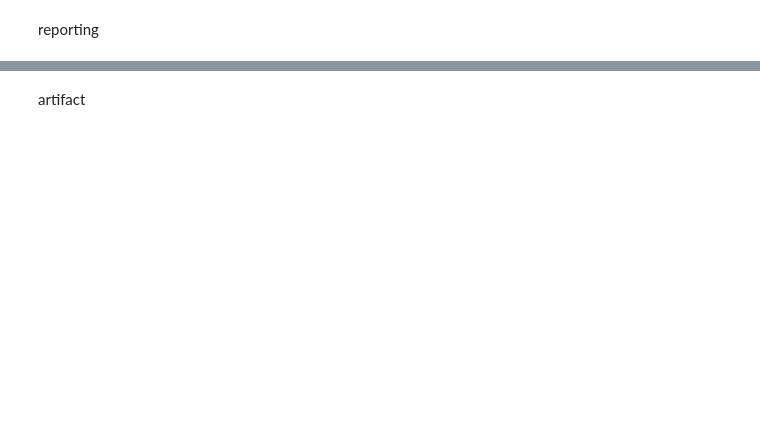
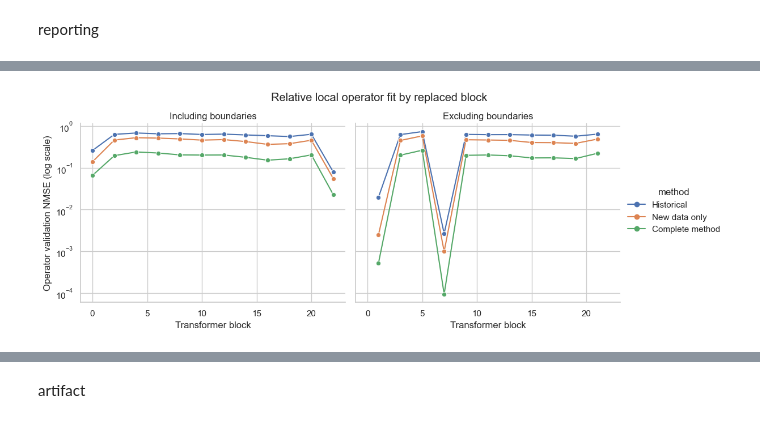
Before and after one commit to Sammuel21/diploma-thesis-block-replacement, a Jupyter notebook: notebooks/model/compression-baseline.ipynb, the cells around one changed output, grey strips where cells are left out. Cells and saved outputs as stored; diff of their text form; code cells hidden in the pictures; blank space fills up the shorter version.

```diff
--- a/notebooks/model/compression-baseline.ipynb
+++ b/notebooks/model/compression-baseline.ipynb
@@ -1131,0 +1121,48 @@ plt.show()
+# %%
+validation_target_scale = (
+    optimized_block_fitting_df
+    .query("methodology == 'new_data_random'")
+    .assign(
+        target_mean_square=lambda frame: (
+            frame['validation_mse']
+            / frame['validation_nmse']
+        )
+    )
+    [['variant', 'layer', 'target_mean_square']]
+)
+nmse_plot_data = comparison_block_fitting_df.merge(
+    validation_target_scale,
+    on=['variant', 'layer'],
+    how='left',
+)
+missing_nmse = nmse_plot_data['validation_nmse'].isna()
+nmse_plot_data.loc[missing_nmse, 'validation_nmse'] = (
+    nmse_plot_data.loc[missing_nmse, 'validation_mse']
+    / nmse_plot_data.loc[missing_nmse, 'target_mean_square']
+)
+
+nmse_plot = sns.relplot(
+    data=nmse_plot_data,
+    x='layer',
+    y='validation_nmse',
+    hue='method',
+    hue_order=METHODOLOGY_ORDER,
+    col='boundaries',
+    kind='line',
+    marker='o',
+    height=4.2,
+    aspect=1.25,
+)
+nmse_plot.set(yscale='log')
+nmse_plot.set_axis_labels(
+    'Transformer block',
+    'Operator validation NMSE (log scale)',
+)
+nmse_plot.set_titles('{col_name}')
+nmse_plot.figure.suptitle(
+    'Relative local operator fit by replaced block',
+    y=1.04,
+)
+plt.show()
+# %% [output]
+[figure, added]
```
Also changed, not shown: parts of 11 cells of this notebook, 5 other files.
